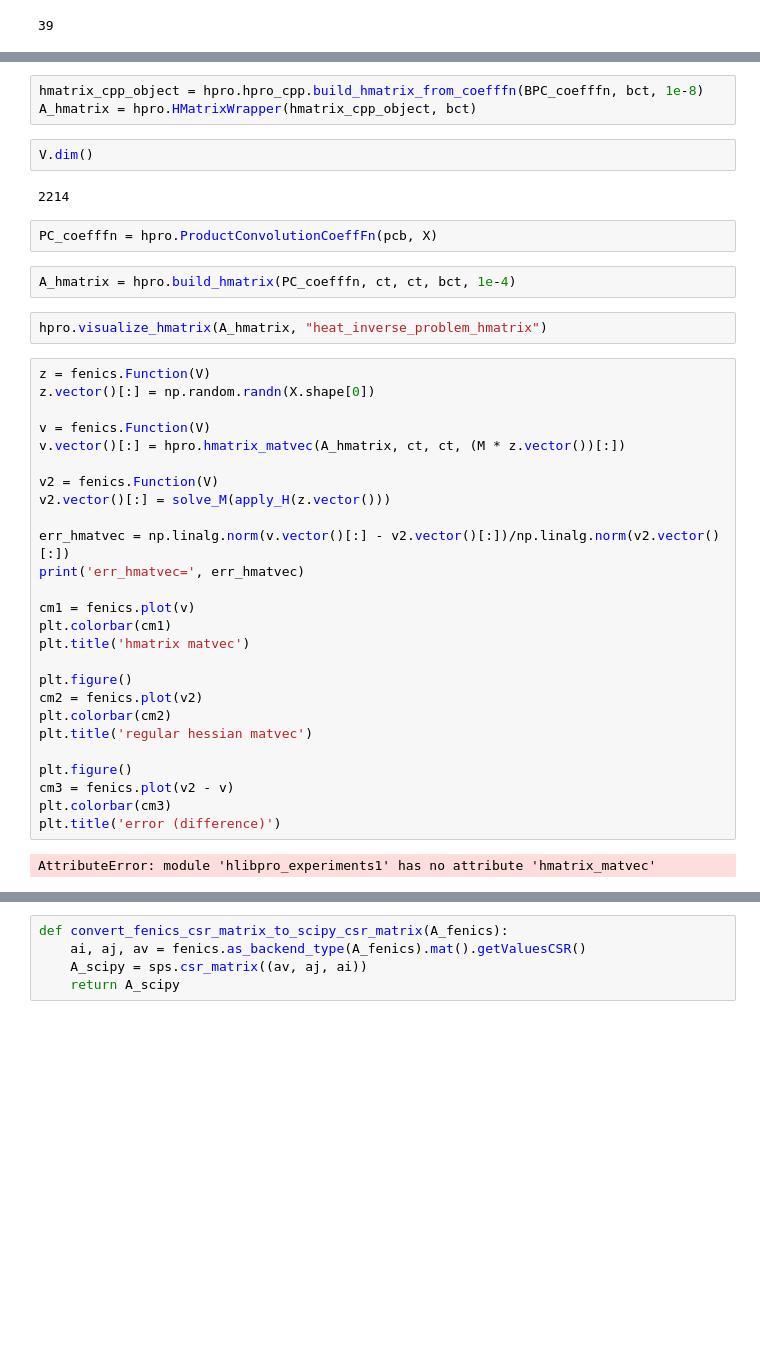
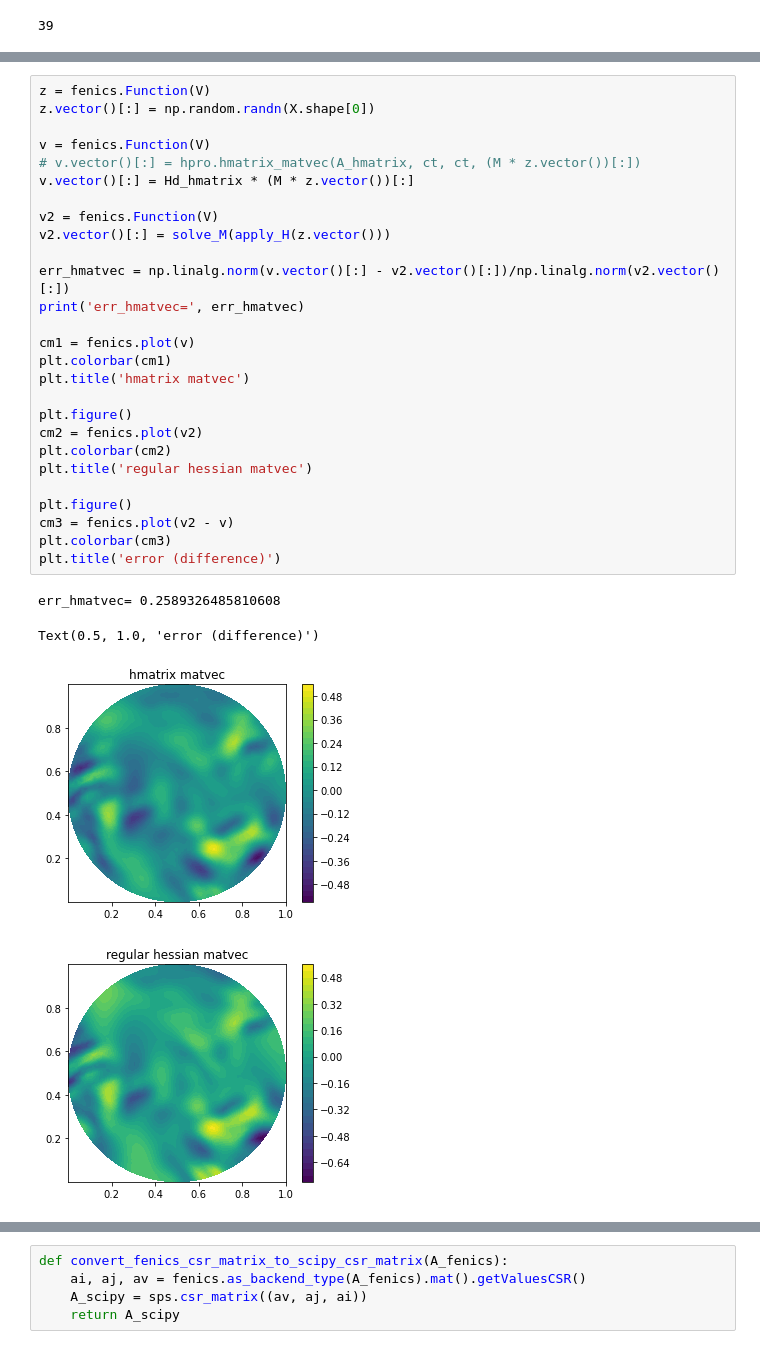
Before and after one commit to NickAlger/localpsf, a Jupyter notebook: code/heat_inverse_problem.ipynb, the cells around one changed output, grey strips where cells are left out. Saved outputs shown, nothing was run; the diff lists cells and outputs as text; blank space fills up the shorter version.

Commit message:
improving h matrix wrapper class

```diff
--- a/code/heat_inverse_problem.ipynb
+++ b/code/heat_inverse_problem.ipynb
@@ -682,41 +682,32 @@ BPC_coefffn = hpro.hpro_cpp.ProductConvolutionCoeffFn(lpsf.BPC_cpp, lpsf.X)
-# %%
-hmatrix_cpp_object = hpro.hpro_cpp.build_hmatrix_from_coefffn(BPC_coefffn, bct, 1e-8)
-A_hmatrix = hpro.HMatrixWrapper(hmatrix_cpp_object, bct)
-# %%
-V.dim()
-# %% [output]
-2214
-# %%
-PC_coefffn = hpro.ProductConvolutionCoeffFn(pcb, X)
-# %%
-A_hmatrix = hpro.build_hmatrix(PC_coefffn, ct, ct, bct, 1e-4)
-# %%
-hpro.visualize_hmatrix(A_hmatrix, "heat_inverse_problem_hmatrix")
 # %%
 z = fenics.Function(V)
 z.vector()[:] = np.random.randn(X.shape[0])
 
 v = fenics.Function(V)
-v.vector()[:] = hpro.hmatrix_matvec(A_hmatrix, ct, ct, (M * z.vector())[:])
+# v.vector()[:] = hpro.hmatrix_matvec(A_hmatrix, ct, ct, (M * z.vector())[:])
+v.vector()[:] = Hd_hmatrix * (M * z.vector())[:]
 
 v2 = fenics.Function(V)
 v2.vector()[:] = solve_M(apply_H(z.vector()))
 
 err_hmatvec = np.linalg.norm(v.vector()[:] - v2.vector()[:])/np.linalg.norm(v2.vector()[:])
 print('err_hmatvec=', err_hmatvec)
 
 cm1 = fenics.plot(v)
 plt.colorbar(cm1)
 plt.title('hmatrix matvec')
 
 plt.figure()
 cm2 = fenics.plot(v2)
 plt.colorbar(cm2)
 plt.title('regular hessian matvec')
 
 plt.figure()
 cm3 = fenics.plot(v2 - v)
 plt.colorbar(cm3)
 plt.title('error (difference)')
 # %% [output]
-AttributeError: module 'hlibpro_experiments1' has no attribute 'hmatrix_matvec'
+err_hmatvec= 0.2589326485810608
+Text(0.5, 1.0, 'error (difference)')
+[figure, added]
+[figure, added]
```
Also changed, not shown: parts of 12 cells of this notebook, 1 other file.
